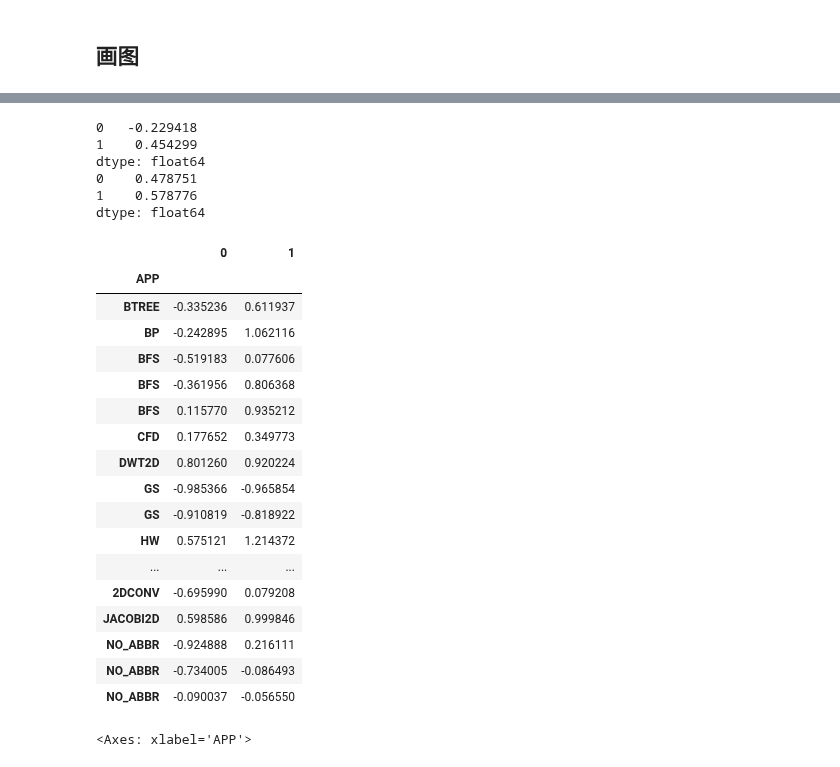
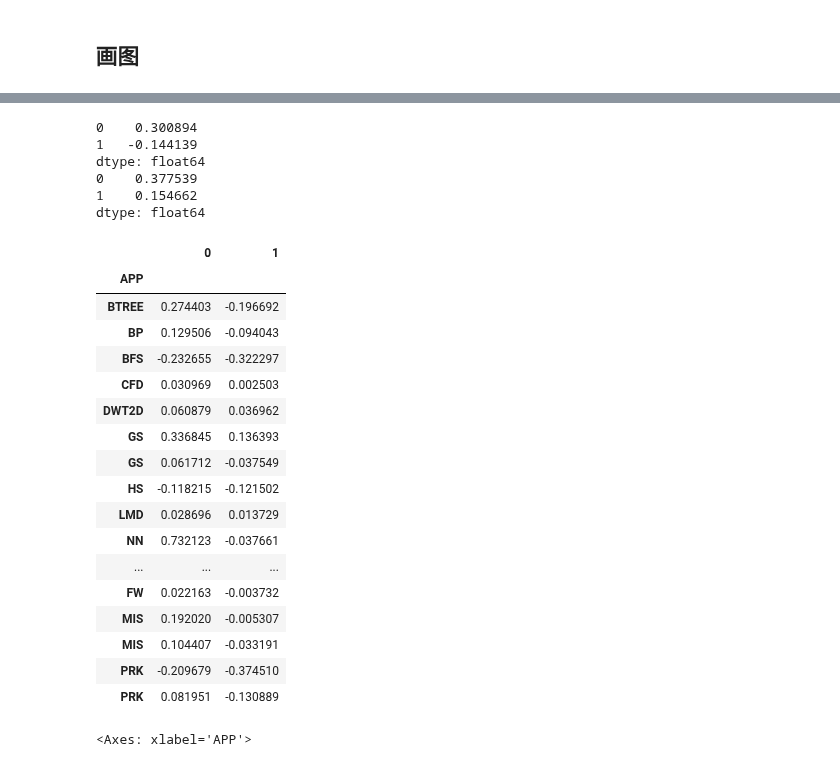
Before and after one commit to TheRainstorm/ppt-gpu-subcore, a Jupyter notebook: memory_model/paper.ipynb, the cells around one changed output, grey strips where cells are left out. Saved outputs shown, nothing was run; the diff lists cells and outputs as text; code cells hidden in the pictures.

```diff
--- a/memory_model/paper.ipynb
+++ b/memory_model/paper.ipynb
@@ -532,12 +562,12 @@ dtype: float64
 from scripts.common import get_suite_info
 # %%
 def get_metric_df(df_sim1, df_sim2, metric):
-    df1 = df_sim1[['app', f"{metric}_hw", f"{metric}_sim"]]
-    df2 = df_sim2[f"{metric}_sim"]
+    df1 = df_sim1[['app', f"{metric}_sim"]]
+    df2 = df_sim2[[f"{metric}_sim", f"{metric}_hw"]]
     df_new = pd.concat([df1, df2], axis=1)
 
     # rename columns
-    df_new.columns = ['APP', 'HW', 'PPT-GPU-Mem', 'Ours']
+    df_new.columns = ['APP', 'PPT-GPU', 'Ours', 'HW']
 
     app_rename_map = {}
     for app in df_new['APP']:
@@ -562,5 +594,15 @@ sim_res2 = 'memory_titanv_TITANV_simulator_base.xlsx'
 # sim_res = 'memory_titanv_A100-40G_ppt-gpu_base_CL32.xlsx'
 # sim_res2 = 'memory_titanv_A100-40G_simulator_base.xlsx'
 
+# sim_res = 'memory_titanv_TITANV_simulator_base.xlsx'
+# sim_res2 = 'memory_titanv_TITANV_simulator_nofilterl2.xlsx'
+
+
 df_sim1 = pd.read_excel(sim_res, sheet_name="apps")
 df_sim2 = pd.read_excel(sim_res2, sheet_name="apps")
+# df_sim1 = pd.read_excel(sim_res, sheet_name="kernels")
+# df_sim2 = pd.read_excel(sim_res2, sheet_name="kernels")
+
+df_sim1 = filter_app(df_sim1)
+df_sim2 = filter_app(df_sim2)
+print(df_sim1.shape, df_sim2.shape)
@@ -569,6 +613,7 @@ df_sim2 = pd.read_excel(sim_res2, sheet_name="apps")
 # %%
 # df1 = get_metric_df(df_sim1, df_sim2, 'dram_ld_trans')
-df1 = get_metric_df(df_sim1, df_sim2, 'l2_hit_rate')
+df1 = get_metric_df(df_sim1, df_sim2, 'l2_hit_rate_ld')
+df2 = get_metric_df(df_sim1, df_sim2, 'l2_hit_rate')
 # df2 = get_metric_df(df_sim1, df_sim2, 'dram_st_trans')
 # df3 = get_metric_df(df_sim1, df_sim2, 'dram_tot_trans')
 # %%
@@ -580,7 +625,12 @@ df1.plot.bar()
 # pd.DataFrame({'ld': df1, 'st': df2, 'tot': df3})
 # %%
 def get_MAPE(df):
-    df2 = (df['PPT-GPU-Mem'] - df['HW'])/df['HW']
+    df2 = (df['PPT-GPU'] - df['HW'])/df['HW']
     df3 = (df['Ours'] - df['HW'])/df['HW']
     df4 = pd.concat([df2, df3], axis=1)
     return df4
+def get_big(df):
+    df2 = (df['PPT-GPU'] > df['HW'])
+    df3 = (df['Ours'] > df['HW'])
+    df4 = pd.concat([df2, df3], axis=1)
+    return df4
@@ -587,33 +644,33 @@ def get_MAPE(df):
 # %%
-MAPE = get_MAPE(df3)
+MAPE = get_MAPE(df2)
 print(MAPE.mean())
 print(MAPE.abs().mean())
 MAPE
 # %% [output]
-0   -0.229418
-1    0.454299
+0    0.300894
+1   -0.144139
 dtype: float64
-0    0.478751
-1    0.578776
+0    0.377539
+1    0.154662
 dtype: float64
 |  | 0 | 1 |
 | APP |  |  |
-| BTREE | -0.335236 | 0.611937 |
-| BP | -0.242895 | 1.062116 |
-| BFS | -0.519183 | 0.077606 |
-| BFS | -0.361956 | 0.806368 |
-| BFS | 0.115770 | 0.935212 |
-| CFD | 0.177652 | 0.349773 |
-| DWT2D | 0.801260 | 0.920224 |
-| GS | -0.985366 | -0.965854 |
-| GS | -0.910819 | -0.818922 |
-| HW | 0.575121 | 1.214372 |
+| BTREE | 0.274403 | -0.196692 |
+| BP | 0.129506 | -0.094043 |
+| BFS | -0.232655 | -0.322297 |
+| CFD | 0.030969 | 0.002503 |
+| DWT2D | 0.060879 | 0.036962 |
+| GS | 0.336845 | 0.136393 |
+| GS | 0.061712 | -0.037549 |
+| HS | -0.118215 | -0.121502 |
+| LMD | 0.028696 | 0.013729 |
+| NN | 0.732123 | -0.037661 |
 | ... | ... | ... |
-| 2DCONV | -0.695990 | 0.079208 |
-| JACOBI2D | 0.598586 | 0.999846 |
-| NO_ABBR | -0.924888 | 0.216111 |
-| NO_ABBR | -0.734005 | -0.086493 |
-| NO_ABBR | -0.090037 | -0.056550 |
+| FW | 0.022163 | -0.003732 |
+| MIS | 0.192020 | -0.005307 |
+| MIS | 0.104407 | -0.033191 |
+| PRK | -0.209679 | -0.374510 |
+| PRK | 0.081951 | -0.130889 |
 # %%
 df4.plot.bar()
 # %% [output]
```
Also changed, not shown: parts of 24 cells of this notebook, 2 other files.
